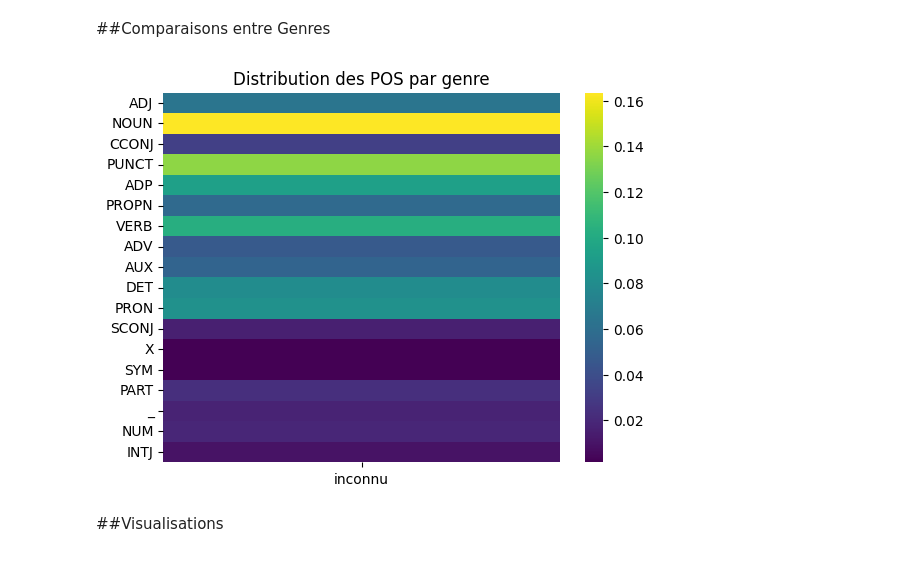
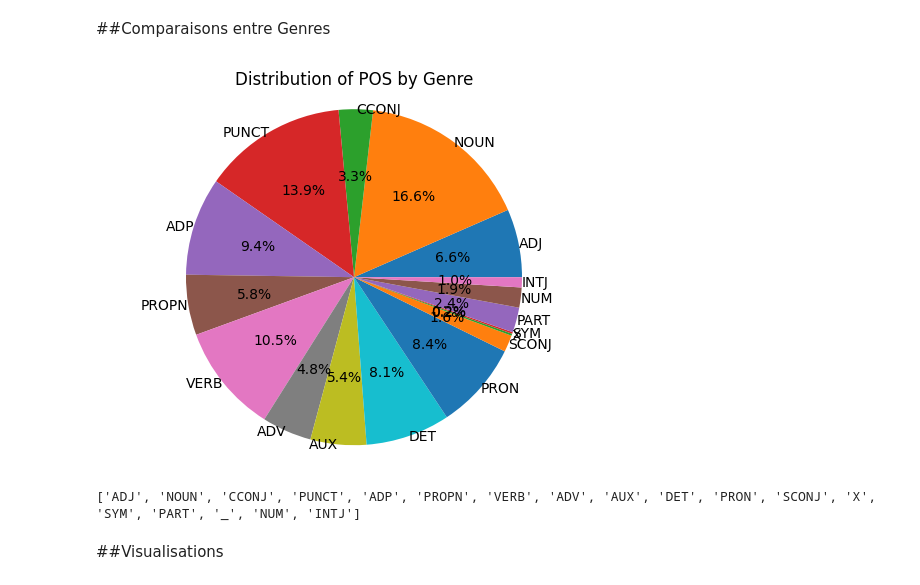
Before and after one commit to AbdelheqMokhtari/TreeTagger-POSTag, a Jupyter notebook: GUM_analysis/GUM_analysis.ipynb, the cells around one changed output. Cells and saved outputs as stored; diff of their text form; code cells hidden in the pictures.

```diff
--- a/GUM_analysis/GUM_analysis.ipynb
+++ b/GUM_analysis/GUM_analysis.ipynb
@@ -133,21 +143,37 @@ print(f"\nSignificativité des différences entre genres (connecteurs): p={p:.4f
 Significativité des différences entre genres (connecteurs): p=1.0000
 # %% [markdown]
 ##Comparaisons entre Genres
-# %%
-pos_genre = defaultdict(lambda: defaultdict(int))
-for sent in sentences:
-    genre = sent.metadata.get('genre', 'inconnu')
-    for token in sent:
-        pos_genre[genre][token['upostag']] += 1
-
-# Visualisation
-df_pos = pd.DataFrame(pos_genre).fillna(0)
-df_pos = df_pos.div(df_pos.sum(axis=0), axis=1)
-sns.heatmap(df_pos, cmap='viridis')
-plt.title('Distribution des POS par genre')
-plt.show()
-# %% [output]
-[figure, removed]
+# %%
+from pickle import NONE
+pos_genre = defaultdict(lambda: defaultdict(int))
+for sent in sentences:
+    genre = sent.metadata.get('genre', 'inconnu')
+    for token in sent:
+        pos_genre[genre][token['upostag']] += 1
+
+# Data preparation for pie chart
+genre_pos_counts = defaultdict(int)
+for genre, pos_counts in pos_genre.items():
+    for pos, count in pos_counts.items():
+        genre_pos_counts[(genre, pos)] += count
+
+# Creating the pie chart
+# Filter out labels containing '_'
+labels = [f"{pos}" for genre, pos in genre_pos_counts.keys() if pos != '_']
+sizes = [value for (genre, pos), value in genre_pos_counts.items() if pos != '_']
+
+fig, ax = plt.subplots()
+ax.pie(sizes, labels=labels, autopct='%1.1f%%',labeldistance=1)
+ax.axis('equal')  # Equal aspect ratio ensures that pie is drawn as a circle.
+
+plt.title('Distribution of POS by Genre')
+plt.show()
+# %% [output]
+[figure, added]
+# %%
+print(labels)
+# %% [output]
+['ADJ', 'NOUN', 'CCONJ', 'PUNCT', 'ADP', 'PROPN', 'VERB', 'ADV', 'AUX', 'DET', 'PRON', 'SCONJ', 'X', 'SYM', 'PART', '_', 'NUM', 'INTJ']
 # %% [markdown]
 ##Visualisations
 # %%
```
Also changed, not shown: parts of 2 cells of this notebook.
